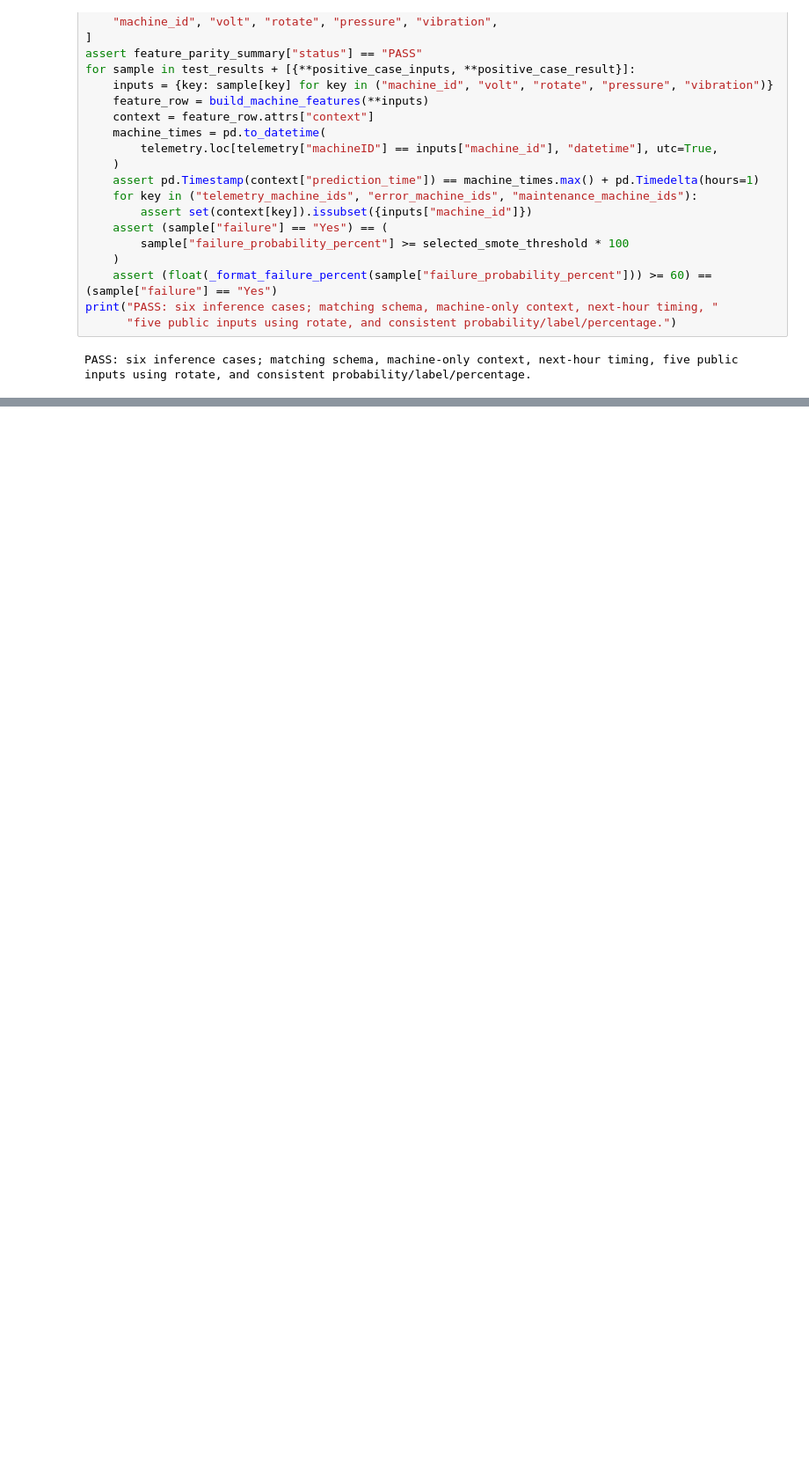
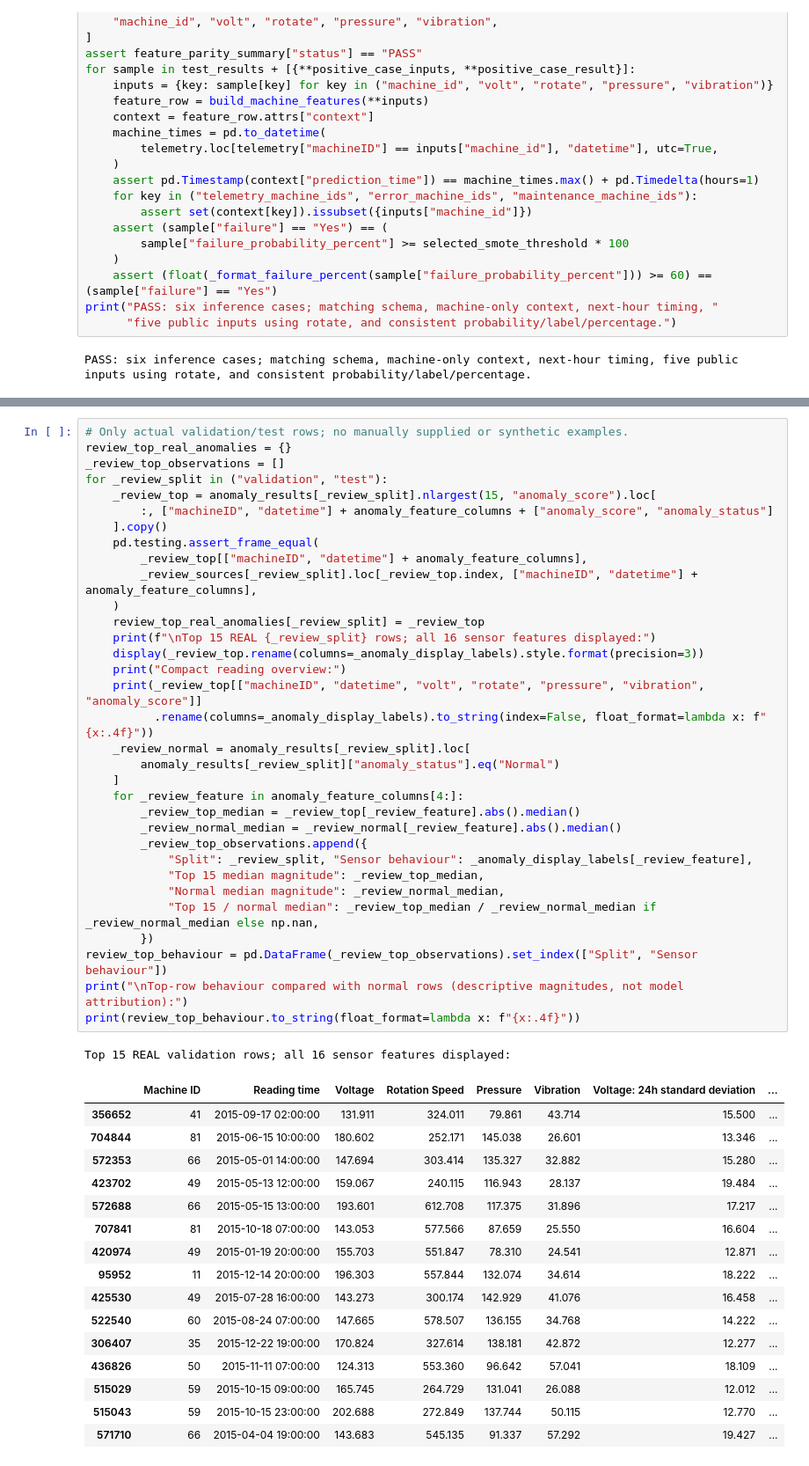
Before and after one commit to ducks5257/predictive-maintenance-machine-failure, a Jupyter notebook: notebooks/model.ipynb, the cells around one changed output, grey strips where cells are left out. Shown at 88% size. Drawn from its saved outputs; the diff is of its cells as text; blank space fills up the shorter version.

Commit message:
Finalize anomaly detection baseline with Isolation Forest

```diff
--- a/notebooks/model.ipynb
+++ b/notebooks/model.ipynb
@@ -1566,0 +2242,51 @@ PASS: six inference cases; matching schema, machine-only context, next-hour timi
+# %%
+# Only actual validation/test rows; no manually supplied or synthetic examples.
+review_top_real_anomalies = {}
+_review_top_observations = []
+for _review_split in ("validation", "test"):
+    _review_top = anomaly_results[_review_split].nlargest(15, "anomaly_score").loc[
+        :, ["machineID", "datetime"] + anomaly_feature_columns + ["anomaly_score", "anomaly_status"]
+    ].copy()
+    pd.testing.assert_frame_equal(
+        _review_top[["machineID", "datetime"] + anomaly_feature_columns],
+        _review_sources[_review_split].loc[_review_top.index, ["machineID", "datetime"] + anomaly_feature_columns],
+    )
+    review_top_real_anomalies[_review_split] = _review_top
+    print(f"\nTop 15 REAL {_review_split} rows; all 16 sensor features displayed:")
+    display(_review_top.rename(columns=_anomaly_display_labels).style.format(precision=3))
+    print("Compact reading overview:")
+    print(_review_top[["machineID", "datetime", "volt", "rotate", "pressure", "vibration", "anomaly_score"]]
+          .rename(columns=_anomaly_display_labels).to_string(index=False, float_format=lambda x: f"{x:.4f}"))
+    _review_normal = anomaly_results[_review_split].loc[
+        anomaly_results[_review_split]["anomaly_status"].eq("Normal")
+    ]
+    for _review_feature in anomaly_feature_columns[4:]:
+        _review_top_median = _review_top[_review_feature].abs().median()
+        _review_normal_median = _review_normal[_review_feature].abs().median()
+        _review_top_observations.append({
+            "Split": _review_split, "Sensor behaviour": _anomaly_display_labels[_review_feature],
+            "Top 15 median magnitude": _review_top_median,
+            "Normal median magnitude": _review_normal_median,
+            "Top 15 / normal median": _review_top_median / _review_normal_median if _review_normal_median else np.nan,
+        })
+review_top_behaviour = pd.DataFrame(_review_top_observations).set_index(["Split", "Sensor behaviour"])
+print("\nTop-row behaviour compared with normal rows (descriptive magnitudes, not model attribution):")
+print(review_top_behaviour.to_string(float_format=lambda x: f"{x:.4f}"))
+# %% [output]
+Top 15 REAL validation rows; all 16 sensor features displayed:
+|  | Machine ID | Reading time | Voltage | Rotation Speed | Pressure | Vibration | Voltage: 24h standard deviation | ... |
+| 356652 | 41 | 2015-09-17 02:00:00 | 131.911 | 324.011 | 79.861 | 43.714 | 15.500 | ... |
+| 704844 | 81 | 2015-06-15 10:00:00 | 180.602 | 252.171 | 145.038 | 26.601 | 13.346 | ... |
+| 572353 | 66 | 2015-05-01 14:00:00 | 147.694 | 303.414 | 135.327 | 32.882 | 15.280 | ... |
+| 423702 | 49 | 2015-05-13 12:00:00 | 159.067 | 240.115 | 116.943 | 28.137 | 19.484 | ... |
+| 572688 | 66 | 2015-05-15 13:00:00 | 193.601 | 612.708 | 117.375 | 31.896 | 17.217 | ... |
+| 707841 | 81 | 2015-10-18 07:00:00 | 143.053 | 577.566 | 87.659 | 25.550 | 16.604 | ... |
+| 420974 | 49 | 2015-01-19 20:00:00 | 155.703 | 551.847 | 78.310 | 24.541 | 12.871 | ... |
+| 95952 | 11 | 2015-12-14 20:00:00 | 196.303 | 557.844 | 132.074 | 34.614 | 18.222 | ... |
+| 425530 | 49 | 2015-07-28 16:00:00 | 143.273 | 300.174 | 142.929 | 41.076 | 16.458 | ... |
+| 522540 | 60 | 2015-08-24 07:00:00 | 147.665 | 578.507 | 136.155 | 34.768 | 14.222 | ... |
+| 306407 | 35 | 2015-12-22 19:00:00 | 170.824 | 327.614 | 138.181 | 42.872 | 12.277 | ... |
+| 436826 | 50 | 2015-11-11 07:00:00 | 124.313 | 553.360 | 96.642 | 57.041 | 18.109 | ... |
+| 515029 | 59 | 2015-10-15 09:00:00 | 165.745 | 264.729 | 131.041 | 26.088 | 12.012 | ... |
+| 515043 | 59 | 2015-10-15 23:00:00 | 202.688 | 272.849 | 137.744 | 50.115 | 12.770 | ... |
+| 571710 | 66 | 2015-04-04 19:00:00 | 143.683 | 545.135 | 91.337 | 57.292 | 19.427 | ... |
```
Also changed, not shown: parts of 21 cells of this notebook.
